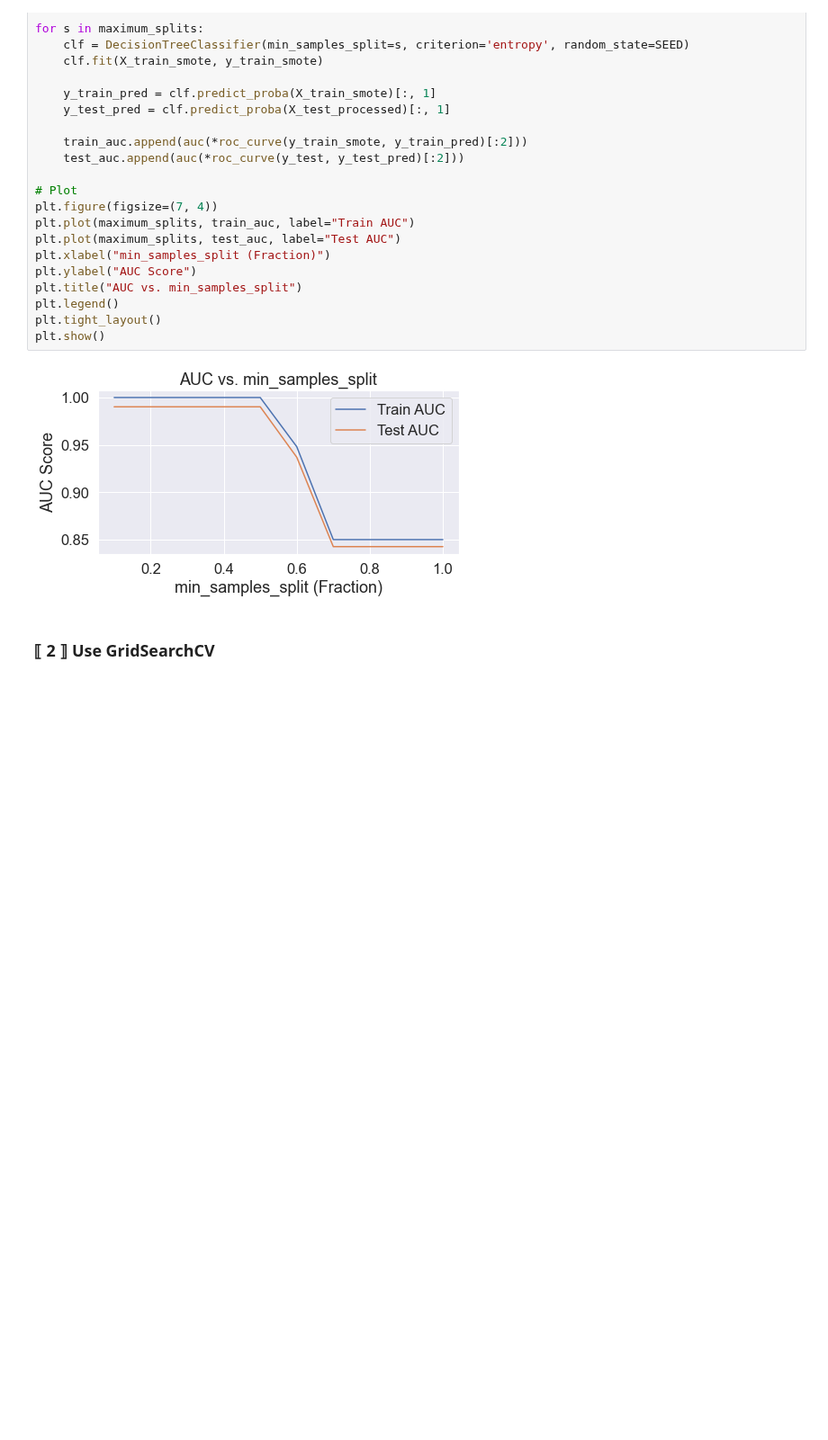
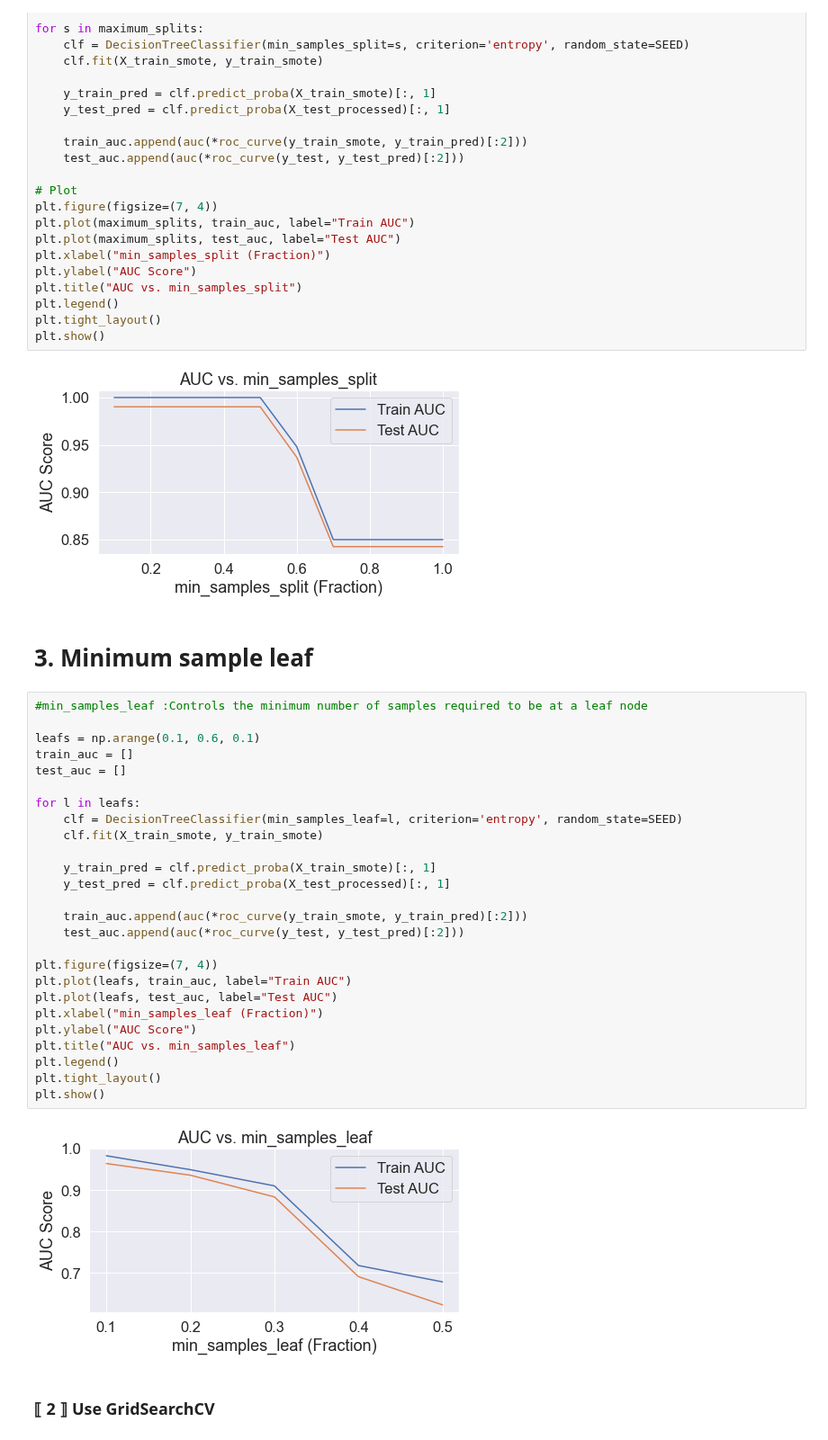
Before and after one commit to Harriet-ngomo/Taxpayer-Risk-Classification, a Jupyter notebook: index.ipynb, the cells around one changed output. Shown at 90% size. Drawn from its saved outputs; the diff is of its cells as text; blank space fills up the shorter version.

Commit message:
Manual evaluation for the optimal minimum sample leaf

```diff
--- a/index.ipynb
+++ b/index.ipynb
@@ -795,6 +795,36 @@ plt.tight_layout()
 plt.show()
 # %% [output]
 [figure]
+# %% [markdown]
+# 3. Minimum sample leaf
+# %%
+#min_samples_leaf :Controls the minimum number of samples required to be at a leaf node
+
+leafs = np.arange(0.1, 0.6, 0.1)
+train_auc = []
+test_auc = []
+
+for l in leafs:
+    clf = DecisionTreeClassifier(min_samples_leaf=l, criterion='entropy', random_state=SEED)
+    clf.fit(X_train_smote, y_train_smote)
+
+    y_train_pred = clf.predict_proba(X_train_smote)[:, 1]
+    y_test_pred = clf.predict_proba(X_test_processed)[:, 1]
+
+    train_auc.append(auc(*roc_curve(y_train_smote, y_train_pred)[:2]))
+    test_auc.append(auc(*roc_curve(y_test, y_test_pred)[:2]))
+
+plt.figure(figsize=(7, 4))
+plt.plot(leafs, train_auc, label="Train AUC")
+plt.plot(leafs, test_auc, label="Test AUC")
+plt.xlabel("min_samples_leaf (Fraction)")
+plt.ylabel("AUC Score")
+plt.title("AUC vs. min_samples_leaf")
+plt.legend()
+plt.tight_layout()
+plt.show()
+# %% [output]
+[figure, added]
 # %% [markdown]
 ### ⟦ 2 ⟧ Use GridSearchCV
 # %%
```
